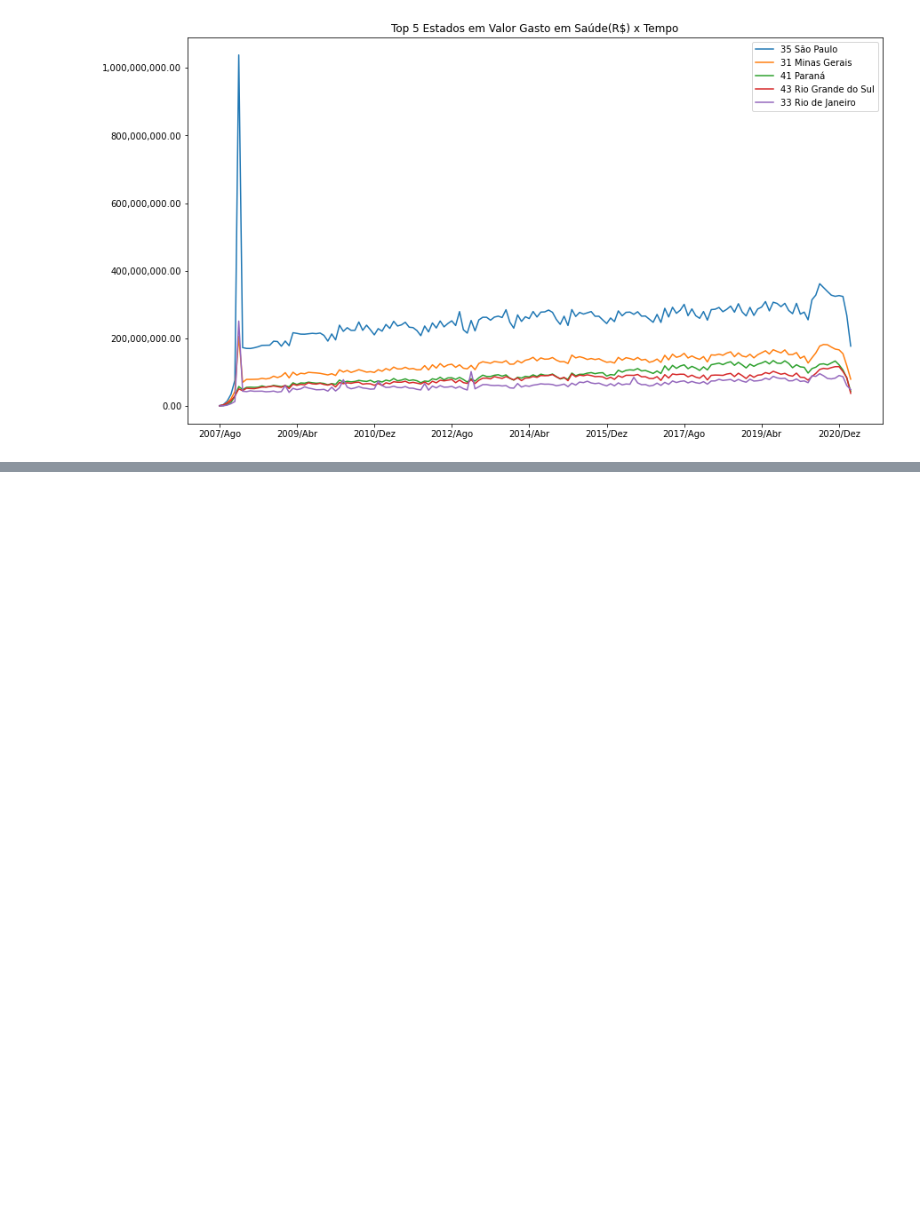
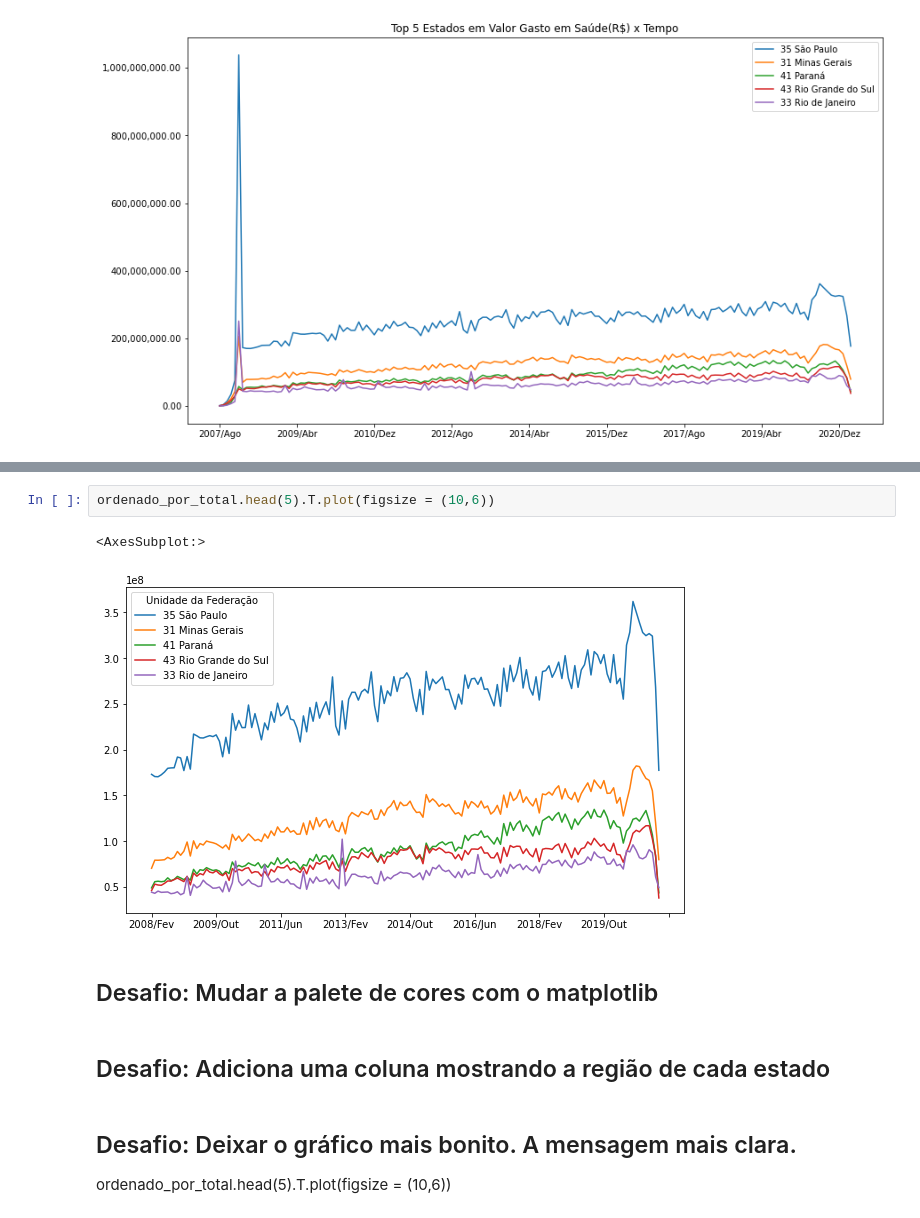
Before and after one commit to iplusl/Bootcamp_Data_Science, a Jupyter notebook: Modulo1/notebooks/Modulo1.ipynb, the cells around one changed output, grey strips where cells are left out. Saved outputs shown, nothing was run; the diff lists cells and outputs as text; blank space fills up the shorter version.

Commit message:
Finalizando o conteúdo da aula 3, depois finalizo os desafios

```diff
--- a/Modulo1/notebooks/Modulo1.ipynb
+++ b/Modulo1/notebooks/Modulo1.ipynb
@@ -483,0 +592,12 @@ plt.show()
+# %%
+ordenado_por_total.head(5).T.plot(figsize = (10,6))
+# %% [output]
+<AxesSubplot:>
+[figure, added]
+# %% [markdown]
+## Desafio: Mudar a palete de cores com o matplotlib
+# %% [markdown]
+## Desafio: Adiciona uma coluna mostrando a região de cada estado
+# %% [markdown]
+## Desafio: Deixar o gráfico mais bonito. A mensagem mais clara.
+ordenado_por_total.head(5).T.plot(figsize = (10,6))
```
Also changed, not shown: parts of 18 cells of this notebook.
